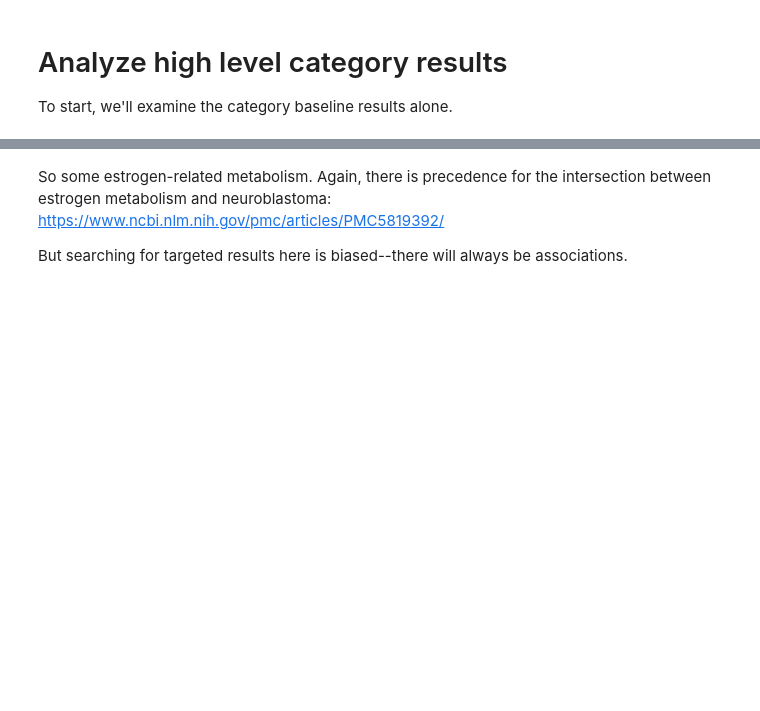
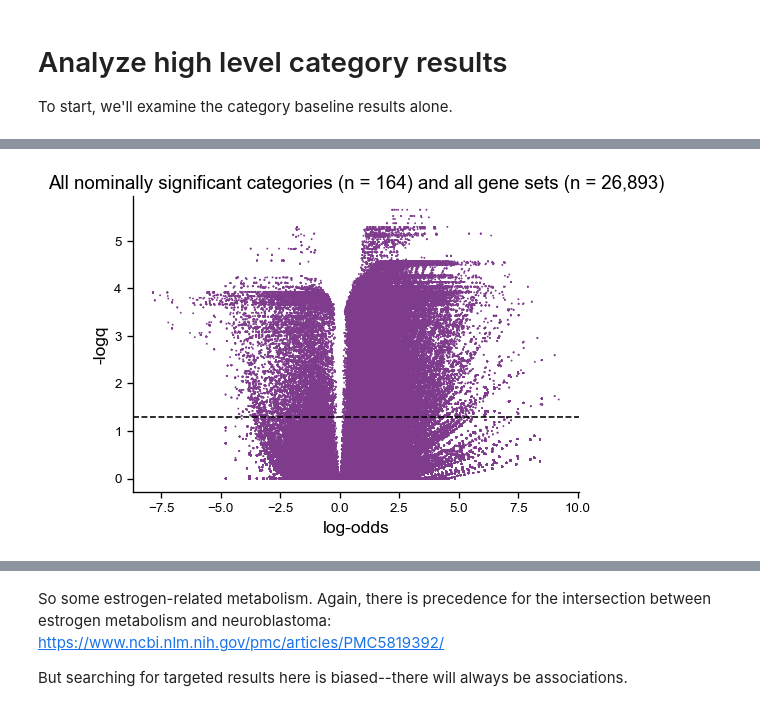
Before and after one commit to vanallenlab/ped_germline_SV, a Jupyter notebook: jett_analysis/pgsvs-analyze-gsea-results.ipynb, the cells around one changed output, grey strips where cells are left out. Saved outputs shown, nothing was run; the diff lists cells and outputs as text; code cells hidden in the pictures; blank space fills up the shorter version.

```diff
--- a/jett_analysis/pgsvs-analyze-gsea-results.ipynb
+++ b/jett_analysis/pgsvs-analyze-gsea-results.ipynb
@@ -252,0 +286,5 @@ category_sv_gse_results.head(2)
+# %%
+rename = {'category_name': 'category', 'bonferroni_significant': 'category_bonferroni_significant'}
+merge = framework_results[['point_estimate', 'category_name', 'disease', 'bonferroni_significant']].rename(columns = rename)
+# %%
+combined_gse_results = combined_gse_results.merge(merge, on = ['disease', 'category'])
@@ -253,9 +293,17 @@ category_sv_gse_results.head(2)
 # %%
-category_to_expression = {c: c.split('.')[4] if len(c.split('.')) == 6 else c.split('.')[6] for c in nbl_framework_results['category_name'].tolist()}
-category_sv_gse_results['expression'] = [category_to_expression[c] for c in category_sv_gse_results['category'].tolist()]
+category_to_expression = {
+    c: c.split(".")[4] if len(c.split(".")) == 6 else c.split(".")[6]
+    for c in framework_results["category_name"].tolist()
+}
+category_to_functional = {
+    c: c.split(".")[3] if len(c.split(".")) == 8 else np.nan
+    for c in framework_results["category_name"].tolist()
+}
 
-category_to_functional = {c: c.split('.')[3] if len(c.split('.')) == 8 else np.nan for c in nbl_framework_results['category_name'].tolist()}
-category_sv_gse_results['functional_category'] = [category_to_functional[c] for c in category_sv_gse_results['category'].tolist()]
+combined_gse_results["expression"] = [category_to_expression[c] for c in combined_gse_results["category"]]
+combined_gse_results["functional_category"] = [
+    category_to_functional[c] for c in combined_gse_results["category"]
+]
 # %% [markdown]
 Now we read in the gene sets
 # %%
@@ -923,0 +322,18 @@ noncoding_stringent_results.query('q_cases_unique < 0.05 & db == "Reactome_2022"
+# %%
+fig, ax = plt.subplots(1, figsize=(6, 4))
+sns.scatterplot(
+    x=np.log2(combined_gse_results["odds_ratio_cat_baseline"][::2]),
+    y=-np.log10(combined_gse_results["fdr_p_cat_baseline"][::2]),
+    ec=None,
+    s=2,
+)
+sns.despine(ax=ax)
+ax.axhline(y=-np.log10(0.05), linestyle="dashed", color="black")
+ax.set_xlabel("log-odds")
+ax.set_ylabel("-logq")
+ax.set_title(
+    "All nominally significant categories (n = 164) and all gene sets (n = 26,893)"
+)
+fig.savefig("images/baseline-category-enrichment-all.png", bbox_inches="tight")
+# %% [output]
+[figure, added]
```
Also changed, not shown: parts of 188 cells of this notebook, 17 other files.
